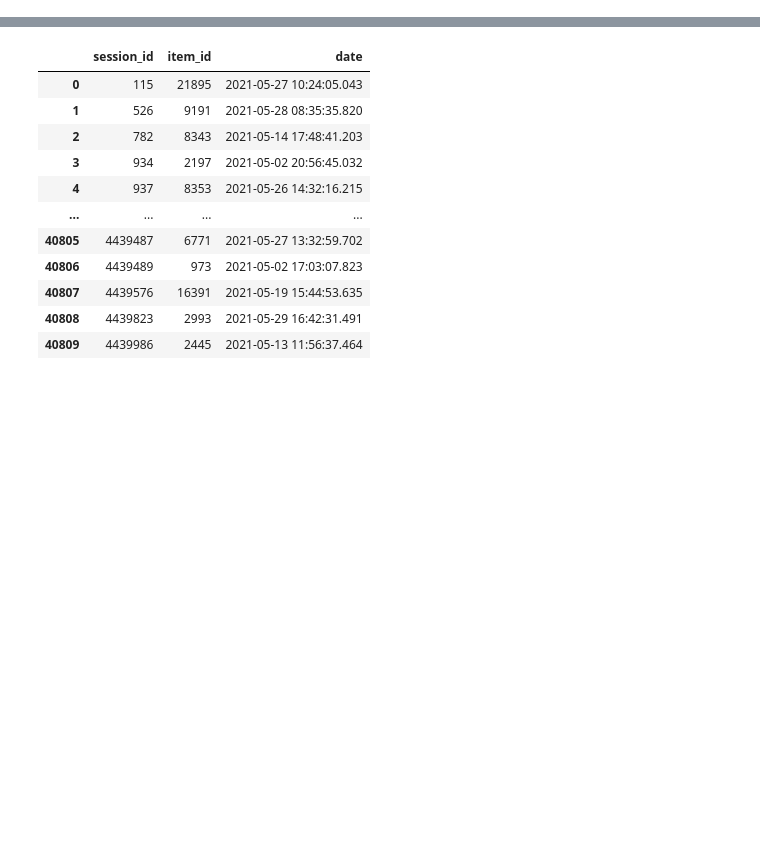
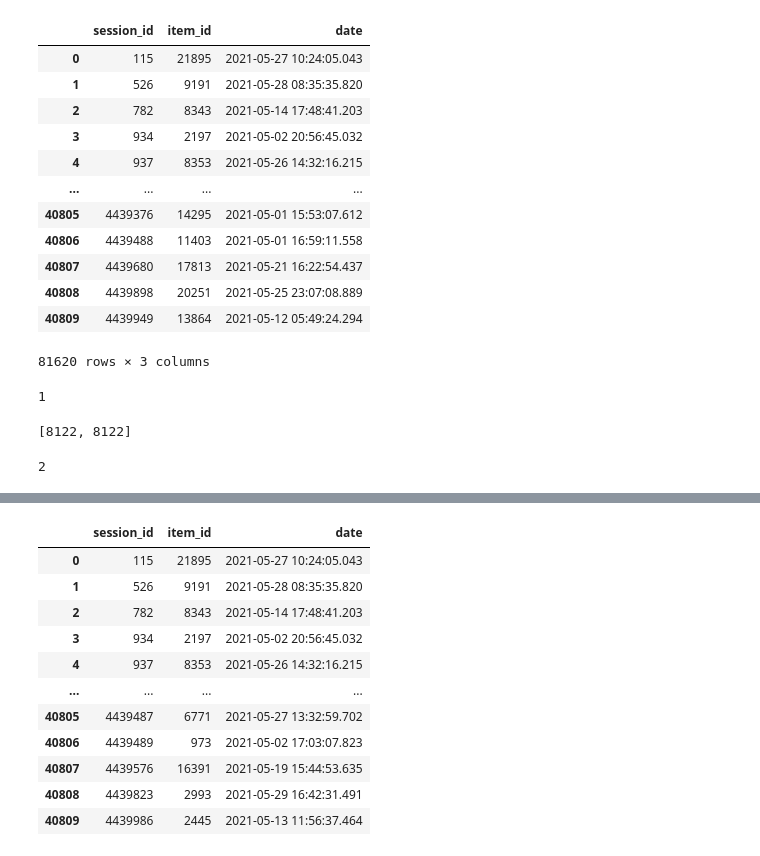
Before and after one commit to damicoedoardo/RecSysChallenge2022, a Jupyter notebook: src/notebooks/13_04_item_features.ipynb, the cells around one changed output, grey strips where cells are left out. Saved outputs shown, nothing was run; the diff lists cells and outputs as text; code cells hidden in the pictures; blank space fills up the shorter version.

```diff
--- a/src/notebooks/13_04_item_features.ipynb
+++ b/src/notebooks/13_04_item_features.ipynb
@@ -16,3 +16,8 @@ test, test_label = split_dict[TEST]
 
 val_test = pd.concat([val, test])
 val_test_label = pd.concat([val_label, test_label])
+# %%
+lc = dataset.get_local_candidate_items()
+c = dataset.get_candidate_items()
+# %%
+candidates = pd.concat([lc, c]).drop_duplicates().values.squeeze()
@@ -18,0 +43,16 @@ val_test_label = pd.concat([val_label, test_label])
+# %%
+filtered = val_test_label[val_test_label[ITEM_ID].isin(candidates)]
+# %% [output]
+|  | session_id | item_id | date |
+| 0 | 115 | 21895 | 2021-05-27 10:24:05.043 |
+| 1 | 526 | 9191 | 2021-05-28 08:35:35.820 |
+| 2 | 782 | 8343 | 2021-05-14 17:48:41.203 |
+| 3 | 934 | 2197 | 2021-05-02 20:56:45.032 |
+| 4 | 937 | 8353 | 2021-05-26 14:32:16.215 |
+| ... | ... | ... | ... |
+| 40805 | 4439376 | 14295 | 2021-05-01 15:53:07.612 |
+| 40806 | 4439488 | 11403 | 2021-05-01 16:59:11.558 |
+| 40807 | 4439680 | 17813 | 2021-05-21 16:22:54.437 |
+| 40808 | 4439898 | 20251 | 2021-05-25 23:07:08.889 |
+| 40809 | 4439949 | 13864 | 2021-05-12 05:49:24.294 |
+81620 rows × 3 columns
@@ -18,0 +61,8 @@ val_test_label = pd.concat([val_label, test_label])
+# %%
+np.random.randint(1, 2)
+# %% [output]
+1
+# %%
+prova
+# %% [output]
+[8122, 8122]
@@ -18,0 +71,4 @@ val_test_label = pd.concat([val_label, test_label])
+# %%
+a[-2]
+# %% [output]
+2
```
Also changed, not shown: parts of 23 cells of this notebook, 10 other files.
